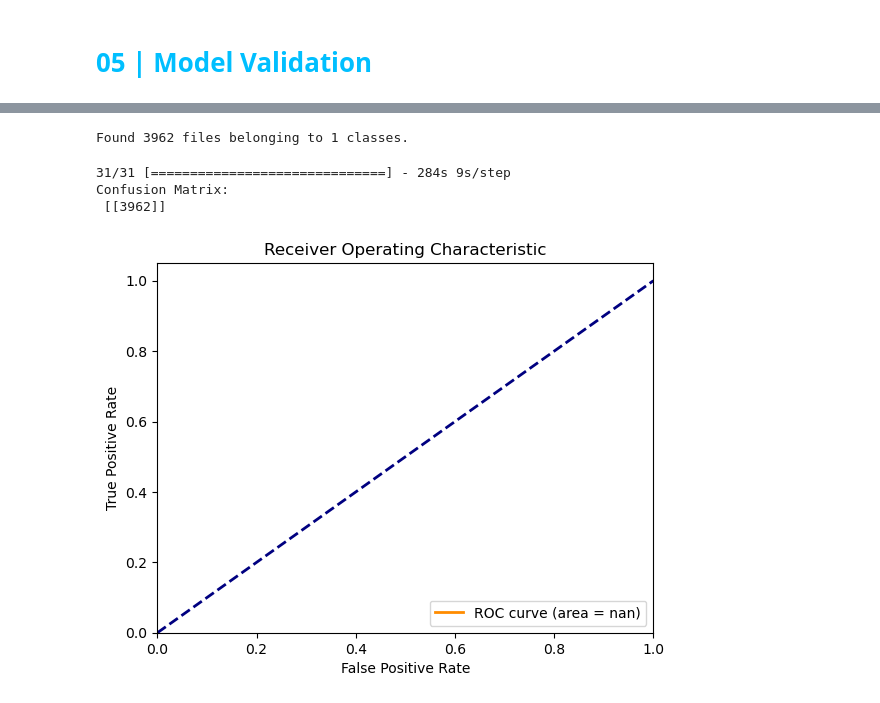
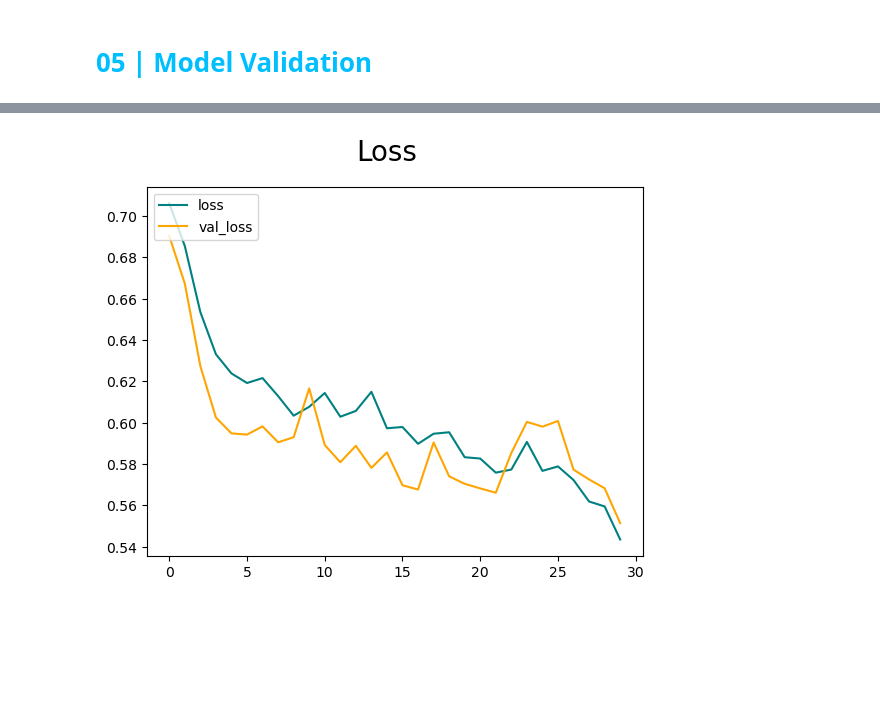
Before and after one commit to isi-mube/Cosmic-Compendium, a Jupyter notebook: notebook.ipynb, the cells around one changed output, grey strips where cells are left out. Cells and saved outputs as stored; diff of their text form; code cells hidden in the pictures; blank space fills up the shorter version.

```diff
--- a/notebook.ipynb
+++ b/notebook.ipynb
@@ -376,5 +400,4 @@ Using 300 files for validation.
 <h3 style="color: #008080;">Model selection</h3>
 # %%
 # Keras model, build on top of TensorFlow
-model = make_model(input_shape=image_size + (3,), num_classes=2) # Image size + 3 channels of colors, 2 binary classes to predict
-keras.utils.plot_model(model, show_shapes=True)
+model = make_model(input_shape=image_size + (3,)) # Image size + 3 channels of colors
@@ -383,26 +404,24 @@ keras.utils.plot_model(model, show_shapes=True)
 # %% [markdown]
 <h3 style="color: #008080;">Fitting the model</h3>
 # %%
-# Compiling
 model.compile(
-    optimizer=keras.optimizers.Adam(1e-3),
+    optimizer=keras.optimizers.Adamax(learning_rate=0.001),
     loss="binary_crossentropy",
     metrics=["accuracy"],
 )
 # %% [markdown]
 <h3 style="color: #008080;">Training the Model. AKA --> How to crash my computer !</h3>
 # %%
-epochs = 25
+epochs = 30
 
 callbacks = [
-    keras.callbacks.ModelCheckpoint("save_at_{epoch}.keras"),
+    keras.callbacks.ModelCheckpoint("data/epochs/save_at_{epoch}.keras"),
 ]
 
-# Train your model.
-hist = model.fit(
+# Train your model without callbacks first
+hist = model.fit_generator(
     train_ds,
     epochs=epochs,
     validation_data=val_ds,
-    callbacks=callbacks,
 )
 # %% [output]
@@ -454,14 +446,0 @@ This image is 81.44% spiral and 18.56% non-spiral.
-# %%
-epochs = 15
-
-callbacks = [
-    keras.callbacks.ModelCheckpoint("data/epochs/save_after_25_at_{epoch}.keras"),
-]
-
-# Train your model.
-hist = model.fit(
-    train_ds,
-    epochs=epochs,
-    validation_data=val_ds,
-    callbacks=callbacks,
-)
@@ -512,8 +446,0 @@ This image is 81.44% spiral and 18.56% non-spiral.
-# %%
-test_ds = tf.keras.preprocessing.image_dataset_from_directory(
-    test_images,
-    image_size=image_size,
-    batch_size=batch_size,
-)
-# %% [output]
-Found 3962 files belonging to 1 classes.
@@ -522,33 +447,9 @@ from sklearn.metrics import roc_curve, auc
-# %%
-# True labels for test data
-y_true = np.concatenate([y for x, y in test_ds])
-
-# Predict the labels for test data
-y_pred = model.predict(test_ds)
-y_pred = np.argmax(y_pred, axis=1) # Convert probabilities to class labels
-
-# Confusion matrix
-conf_mat = confusion_matrix(y_true, y_pred)
-print('Confusion Matrix:\n', conf_mat)
-
-# ROC curve and ROC area
-fpr, tpr, _ = roc_curve(y_true, y_pred)
-roc_auc = auc(fpr, tpr)
-
-# Plot ROC curve
-plt.figure()
-lw = 2
-plt.plot(fpr, tpr, color='darkorange', lw=lw, label='ROC curve (area = %0.2f)' % roc_auc)
-plt.plot([0, 1], [0, 1], color='navy', lw=lw, linestyle='--')
-plt.xlim([0.0, 1.0])
-plt.ylim([0.0, 1.05])
-plt.xlabel('False Positive Rate')
-plt.ylabel('True Positive Rate')
-plt.title('Receiver Operating Characteristic')
-plt.legend(loc="lower right")
-plt.show()
-# %% [output]
-31/31 [==============================] - 284s 9s/step
-Confusion Matrix:
- [[3962]]
-[figure, removed]
+# %%
+fig = plt.figure()
+plt.plot(hist.history['loss'], color='teal', label='loss')
+plt.plot(hist.history['val_loss'], color='orange', label='val_loss')
+fig.suptitle('Loss', fontsize=20)
+plt.legend(loc="upper left")
+plt.show()
+# %% [output]
+[figure, added]
```
Also changed, not shown: parts of 44 cells of this notebook, 1 other file.
